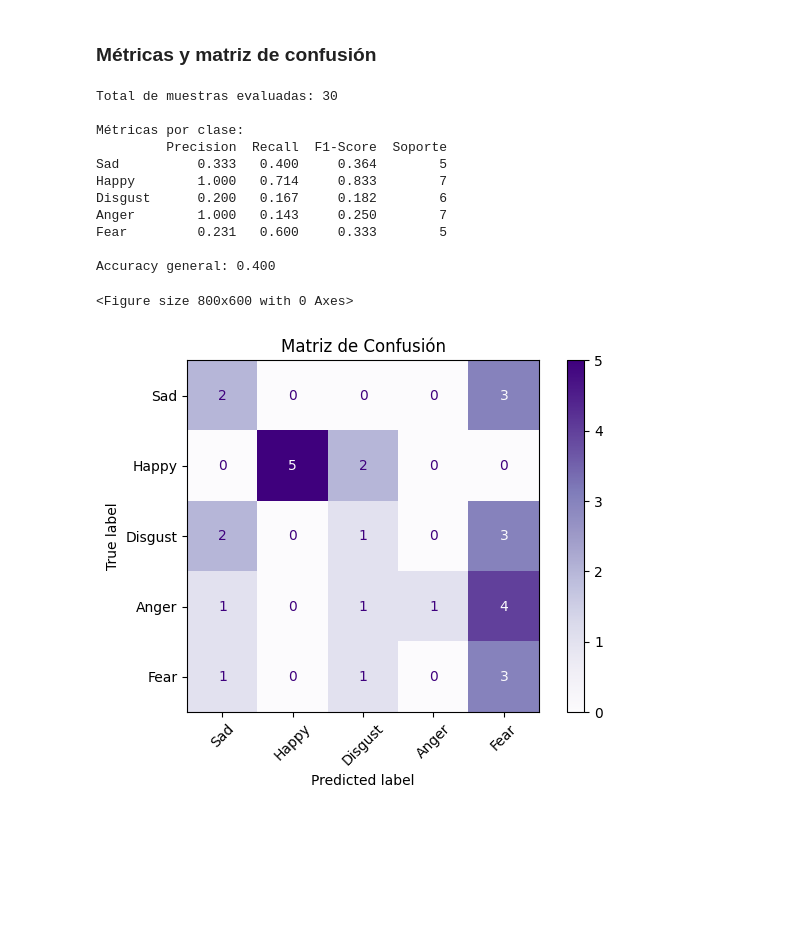
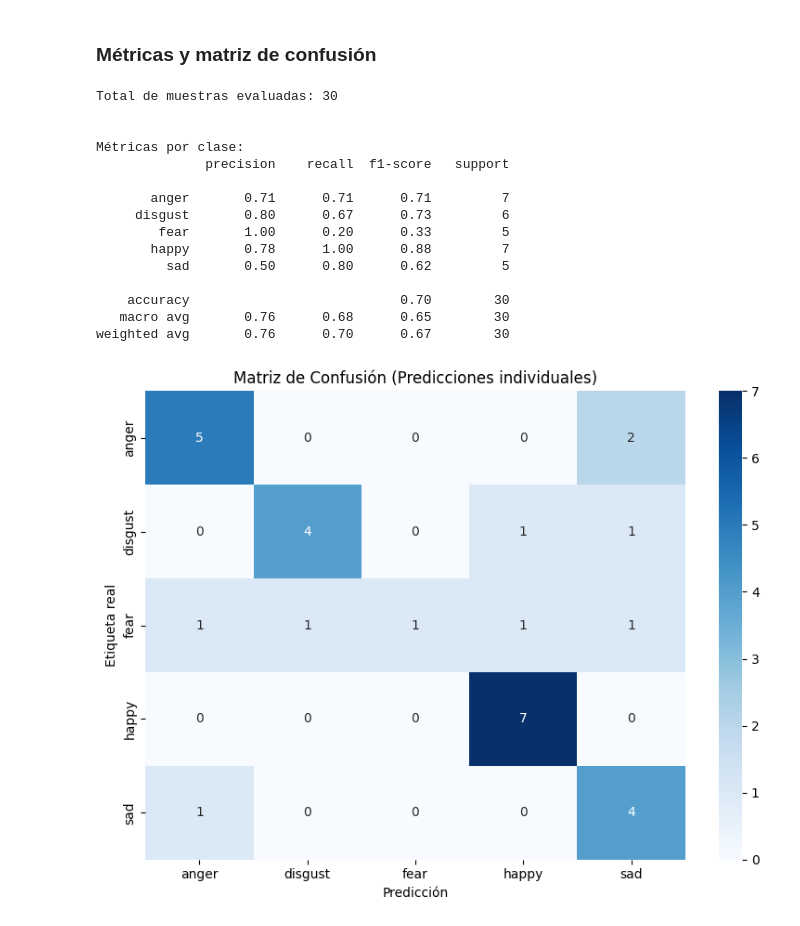
Before and after one commit to iEsmeralda/Emotion-Classifier, a Jupyter notebook: Emotion_Classifier_v2.ipynb, the cells around one changed output. Drawn from its saved outputs; the diff is of its cells as text; code cells hidden in the pictures; blank space fills up the shorter version.

Commit message:
modelo con 0.7 accuracy (v4)

```diff
--- a/Emotion_Classifier_v2.ipynb
+++ b/Emotion_Classifier_v2.ipynb
@@ -40,3 +150,6 @@ MAPEO_EMOCIONES = {
+# %%
+TAMAÑO_FINAL = 256
+RUTA_BASE = "base"
 # %% [markdown]
 ## Funciones de preprocesamiento de imágenes
 # %% [markdown]
@@ -156,7 +269,7 @@ def cargar_dataset():
             if not match:
                 continue
 
-            emocion_raw = match.group(1).capitalize()
+            emocion_raw = match.group(1).lower()
             if emocion_raw not in emociones:
                 continue
 
@@ -400,3 +545,24 @@ def graficar_resultados(reales, predicciones, etiquetas):
+# %%
+def graficar_resultados(y_true, y_pred):
+    y_true = [y.lower() for y in y_true]
+    y_pred = [y.lower() for y in y_pred]
+
+    etiquetas = sorted(list(set(y_true + y_pred)))
+    total = len(y_true)
+    print(f"Total de muestras evaluadas: {total}\n")
+    print("\nMétricas por clase:")
+    print(classification_report(y_true, y_pred, labels=etiquetas, zero_division=0))
+
+    cm = confusion_matrix(y_true, y_pred, labels=etiquetas)
+    cm_df = pd.DataFrame(cm, index=etiquetas, columns=etiquetas)
+
+    plt.figure(figsize=(8, 6))
+    sns.heatmap(cm_df, annot=True, fmt='d', cmap='Blues')
+    plt.title("Matriz de Confusión (Predicciones individuales)")
+    plt.ylabel("Etiqueta real")
+    plt.xlabel("Predicción")
+    plt.tight_layout()
+    plt.show()
 # %% [markdown]
 ## Pruebas
 # %%
@@ -463,18 +623,21 @@ predecir_emocion("pruebas/P6_Tristeza.jpg", emocion_real="Sad")
 # %% [markdown]
 ### Métricas y matriz de confusión
 # %%
-graficar_resultados(reales, predicciones, etiquetas=list(MAPEO_EMOCIONES.keys()))
+graficar_resultados(reales, predicciones)
 # %% [output]
 Total de muestras evaluadas: 30
 
+
 Métricas por clase:
-         Precision  Recall  F1-Score  Soporte
-Sad          0.333   0.400     0.364        5
-Happy        1.000   0.714     0.833        7
-Disgust      0.200   0.167     0.182        6
-Anger        1.000   0.143     0.250        7
-Fear         0.231   0.600     0.333        5
+              precision    recall  f1-score   support
 
-Accuracy general: 0.400
+       anger       0.71      0.71      0.71         7
+     disgust       0.80      0.67      0.73         6
+        fear       1.00      0.20      0.33         5
+       happy       0.78      1.00      0.88         7
+         sad       0.50      0.80      0.62         5
+
+    accuracy                           0.70        30
+   macro avg       0.76      0.68      0.65        30
+weighted avg       0.76      0.70      0.67        30
-<Figure size 800x600 with 0 Axes>
-[figure, old version]
+[figure, new version]
```
Also changed, not shown: parts of 17 cells of this notebook, 2 other files.
